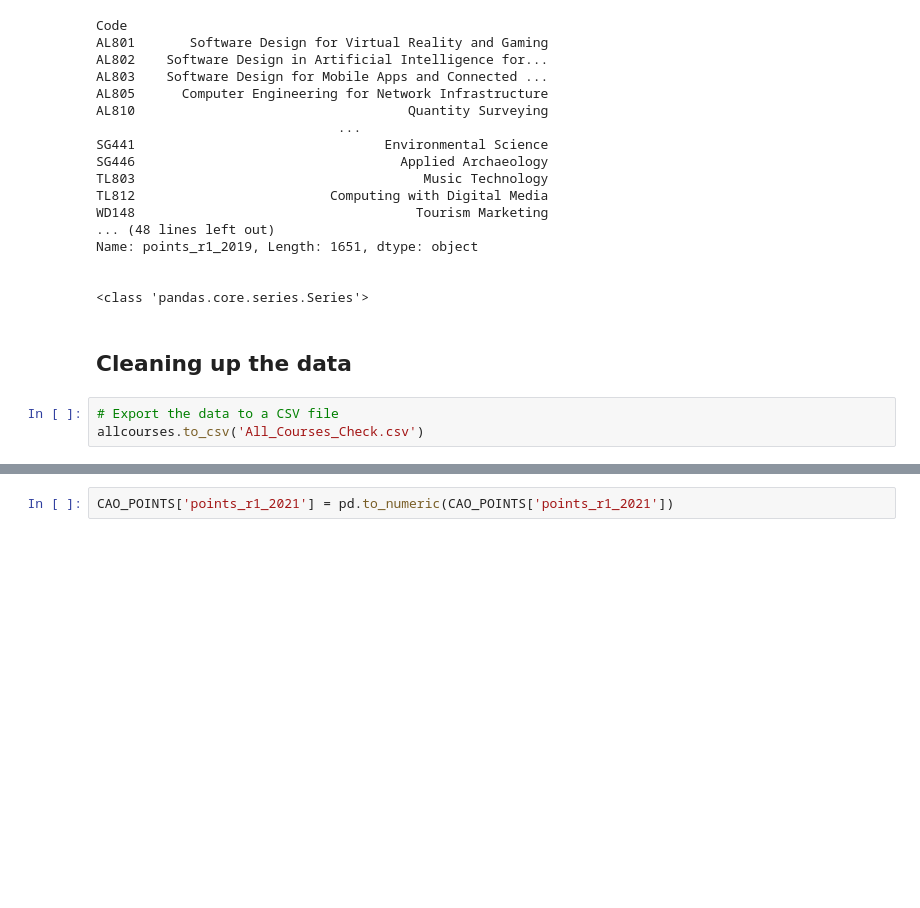
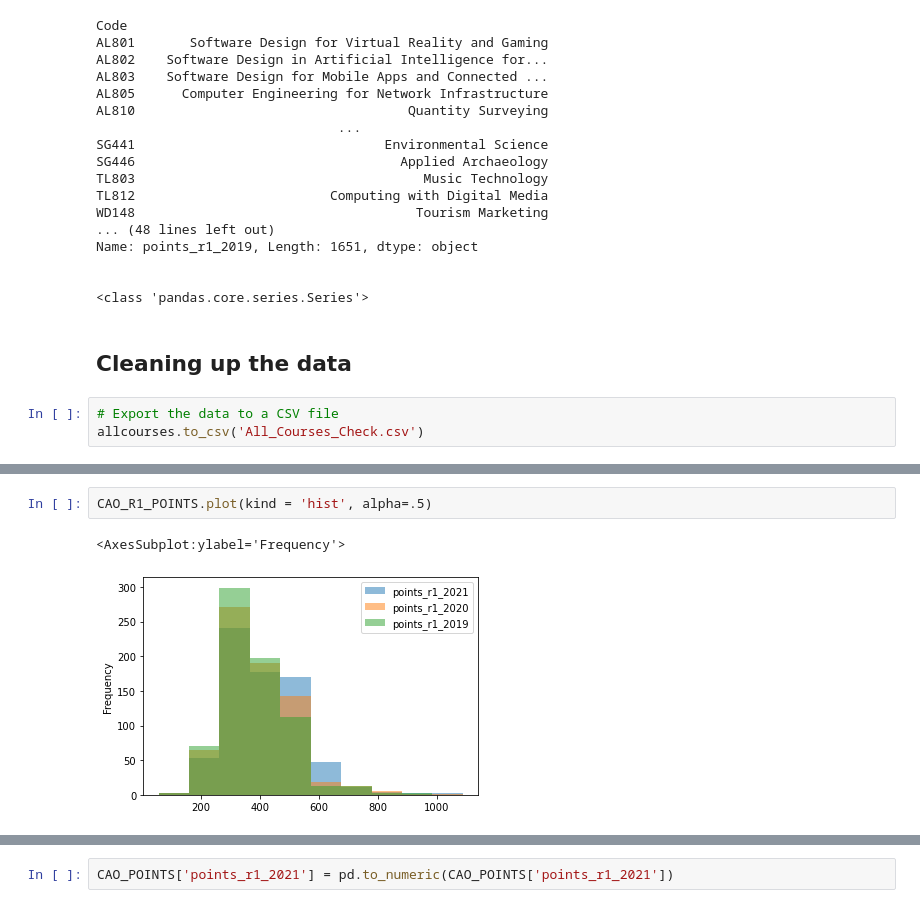
Before and after one commit to Lynch08/Fundementals_Of_Data_Analysis, a Jupyter notebook: CAO Points/CAOPOINTS_ANALYSIS_Messing.ipynb, the cells around one changed output, grey strips where cells are left out. Drawn from its saved outputs; the diff is of its cells as text; blank space fills up the shorter version.

```diff
--- a/CAO Points/CAOPOINTS_ANALYSIS_Messing.ipynb
+++ b/CAO Points/CAOPOINTS_ANALYSIS_Messing.ipynb
@@ -833,0 +838,5 @@ print (CAO_POINTS)
+# %%
+CAO_R1_POINTS.plot(kind = 'hist', alpha=.5)
+# %% [output]
+<AxesSubplot:ylabel='Frequency'>
+[figure, added]
```
Also changed, not shown: parts of 51 cells of this notebook, 32 other files.
